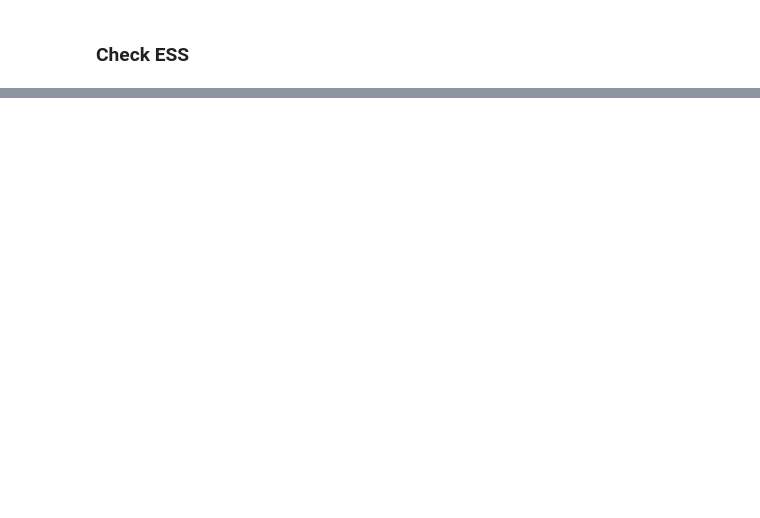
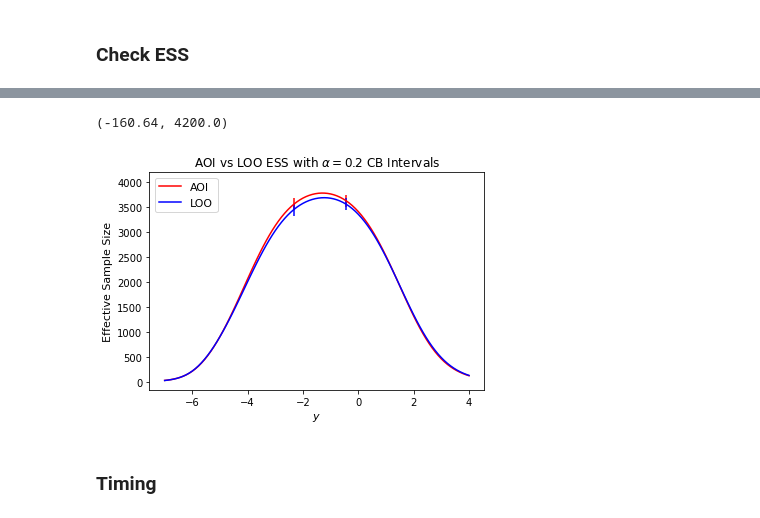
Before and after one commit to edfong/conformal_bayes, a Jupyter notebook: IS_weights.ipynb, the cells around one changed output, grey strips where cells are left out. Saved outputs shown, nothing was run; the diff lists cells and outputs as text; code cells hidden in the pictures; blank space fills up the shorter version.

```diff
--- a/IS_weights.ipynb
+++ b/IS_weights.ipynb
@@ -212,0 +344,29 @@ f.savefig('plots/ESS_var_misspec.pdf', bbox_inches='tight')
+# %%
+f = plt.figure(figsize = (6,4))
+
+
+plt.plot(y_plot,ESS[i]*ESS_ratio,color = 'red',label = 'AOI')
+colors = ['red','blue']
+a = 0
+
+plt.scatter(y_plot[ind_band[a]],ESS[i,ind_band[a]]*ESS_ratio, color = 'red',marker = '|',s = 150)
+plt.ylabel('Effective Sample Size',fontsize = 11)
+plt.xlabel('$y$',fontsize = 11)
+plt.legend(loc= 2,fontsize = 11)
+plt.title(r'AOI vs LOO ESS with $\alpha = 0.2$ CB Intervals')
+plt.ylim((-160.64, 4200))
+
+#plt.subplot(1,2,2)
+plt.plot(y_plot,ESS_loo[i,:,1]*ESS_ratio,color = 'blue',label = 'LOO')
+colors = ['red','blue']
+plt.scatter(y_plot[ind_loo_band[a]],ESS_loo[i,ind_loo_band[a],1]*ESS_ratio, color = 'blue',marker = '|',s = 150)
+plt.ylabel('Effective Sample Size',fontsize = 11)
+plt.xlabel('$y$',fontsize = 11)
+plt.legend(loc= 2,fontsize = 11)
+plt.ylim((-160.64, 4200))
+#f.savefig('plots/ESS_AOI_LOO.pdf', bbox_inches='tight')
+# %% [output]
+(-160.64, 4200.0)
+[figure, added]
+# %% [markdown]
+### Timing
```
Also changed, not shown: parts of 9 cells of this notebook, 2 other files.
